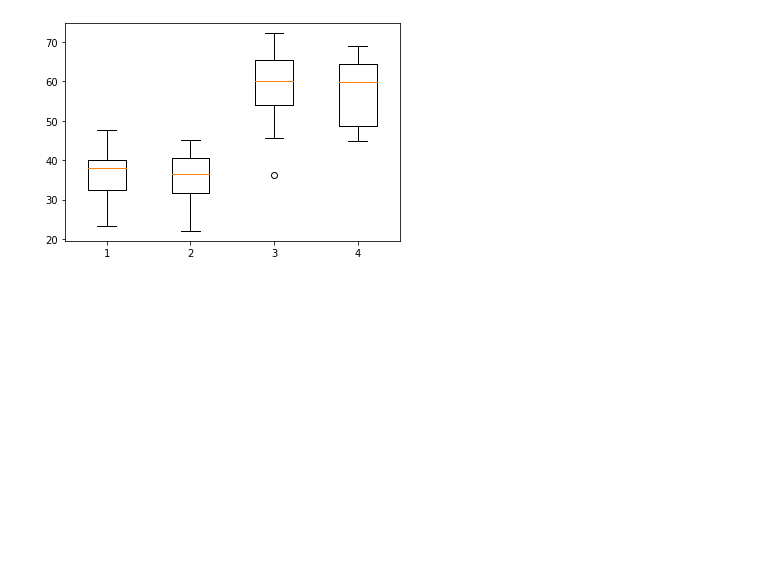
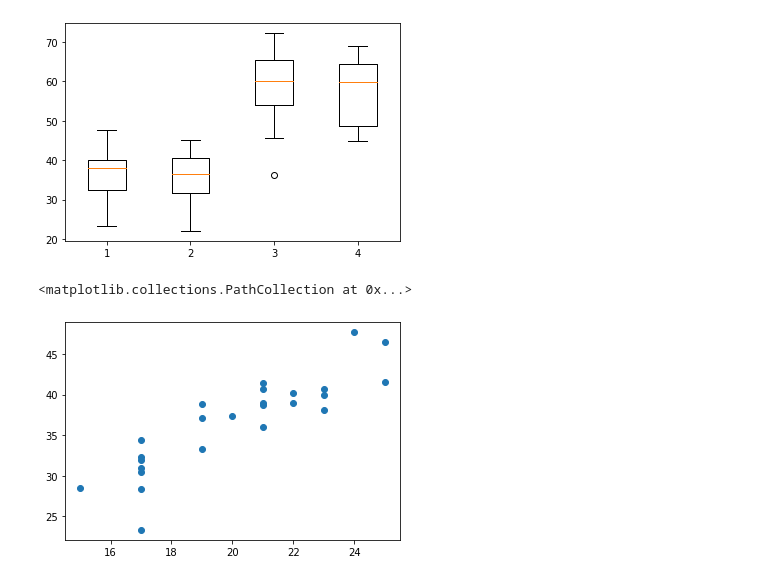
Before and after one commit to jeosqueri/Tumor-Treatment-Analysis, a Jupyter notebook: Pymaceuticals.ipynb, the cells around one changed output. Cells and saved outputs as stored; diff of their text form; code cells hidden in the pictures; blank space fills up the shorter version.

Commit message:
worked on generating scatter plots

```diff
--- a/Pymaceuticals.ipynb
+++ b/Pymaceuticals.ipynb
@@ -329,3 +330,16 @@ plt.show()
 # Generate a line plot of time point versus tumor volume for a mouse treated with Capomulin
 # %%
 # Generate a scatter plot of mouse weight versus average tumor volume for the Capomulin regimen
+cap_treatment_df = tumor_volume[tumor_volume['Drug Regimen']=='Capomulin']
+
+tumor_mean = cap_treatment_df.groupby(['Mouse ID']).mean()['Tumor Volume (mm3)']
+
+mouse_weight = cap_treatment_df['Weight (g)']
+
+x_axis = cap_treatment_df['Weight (g)']
+data = cap_treatment_df['Tumor Volume (mm3)']
+
+plt.scatter(x_axis, data)
+# %% [output]
+<matplotlib.collections.PathCollection at 0x...>
+[figure, added]
```
Also changed, not shown: parts of 2 cells of this notebook.
